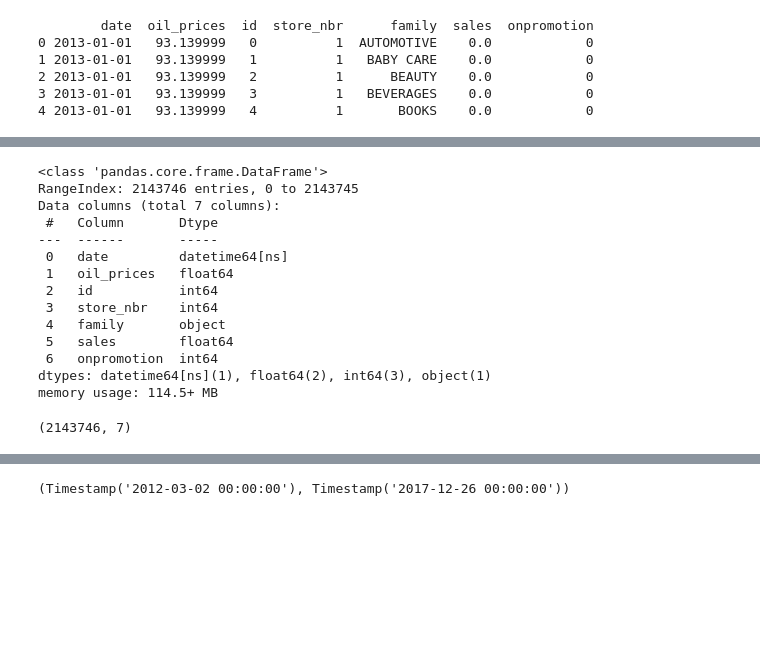
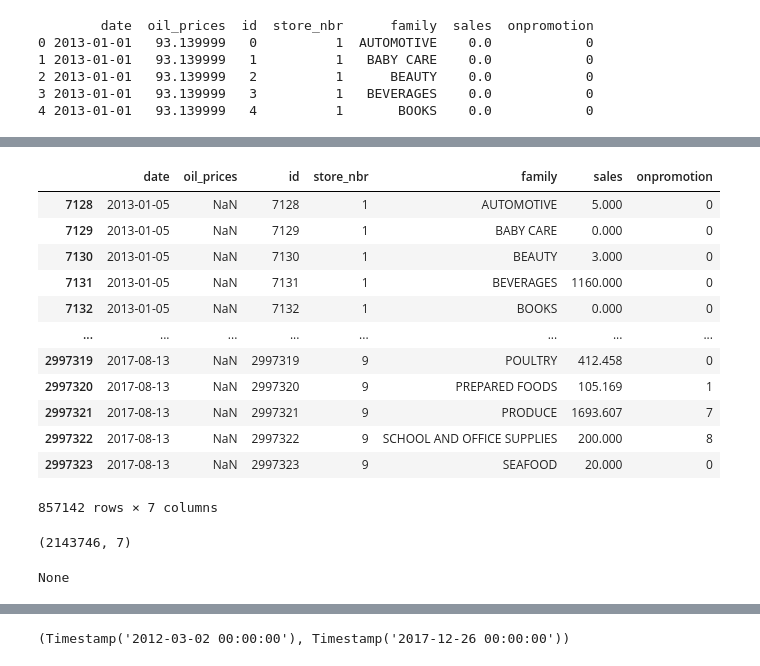
Before and after one commit to sethsot/Regression_Project, a Jupyter notebook: draft.ipynb, the cells around one changed output, grey strips where cells are left out. Cells and saved outputs as stored; diff of their text form; code cells hidden in the pictures; blank space fills up the shorter version.

```diff
--- a/draft.ipynb
+++ b/draft.ipynb
@@ -299,23 +429,18 @@ dtype: int64
 # %%
 #look at missing rows in merged_train
 
-#merged_train.query('oil_prices != oil_prices')
+merged_train.query('oil_prices != oil_prices')
+# %% [output]
+|  | date | oil_prices | id | store_nbr | family | sales | onpromotion |
+| 7128 | 2013-01-05 | NaN | 7128 | 1 | AUTOMOTIVE | 5.000 | 0 |
+| 7129 | 2013-01-05 | NaN | 7129 | 1 | BABY CARE | 0.000 | 0 |
+| 7130 | 2013-01-05 | NaN | 7130 | 1 | BEAUTY | 3.000 | 0 |
+| 7131 | 2013-01-05 | NaN | 7131 | 1 | BEVERAGES | 1160.000 | 0 |
+| 7132 | 2013-01-05 | NaN | 7132 | 1 | BOOKS | 0.000 | 0 |
+| ... | ... | ... | ... | ... | ... | ... | ... |
+| 2997319 | 2017-08-13 | NaN | 2997319 | 9 | POULTRY | 412.458 | 0 |
+| 2997320 | 2017-08-13 | NaN | 2997320 | 9 | PREPARED FOODS | 105.169 | 1 |
+| 2997321 | 2017-08-13 | NaN | 2997321 | 9 | PRODUCE | 1693.607 | 7 |
+| 2997322 | 2017-08-13 | NaN | 2997322 | 9 | SCHOOL AND OFFICE SUPPLIES | 200.000 | 8 |
+| 2997323 | 2017-08-13 | NaN | 2997323 | 9 | SEAFOOD | 20.000 | 0 |
+857142 rows × 7 columns
-# %%
-# inspect merged train
-
-merged_train.info()
-# %% [output]
-<class 'pandas.core.frame.DataFrame'>
-RangeIndex: 2143746 entries, 0 to 2143745
-Data columns (total 7 columns):
- #   Column       Dtype
----  ------       -----
- 0   date         datetime64[ns]
- 1   oil_prices   float64
- 2   id           int64
- 3   store_nbr    int64
- 4   family       object
- 5   sales        float64
- 6   onpromotion  int64
-dtypes: datetime64[ns](1), float64(2), int64(3), object(1)
-memory usage: 114.5+ MB
@@ -330,0 +458,7 @@ merged_train.shape
+# %%
+# forward fill missing 'oil_prices'
+
+forward_filled_merge_train = merged_train['oil_prices'].fillna(method='ffill', inplace=True)
+print(forward_filled_merge_train)
+# %% [output]
+None
```
Also changed, not shown: parts of 42 cells of this notebook, 1 other file.
